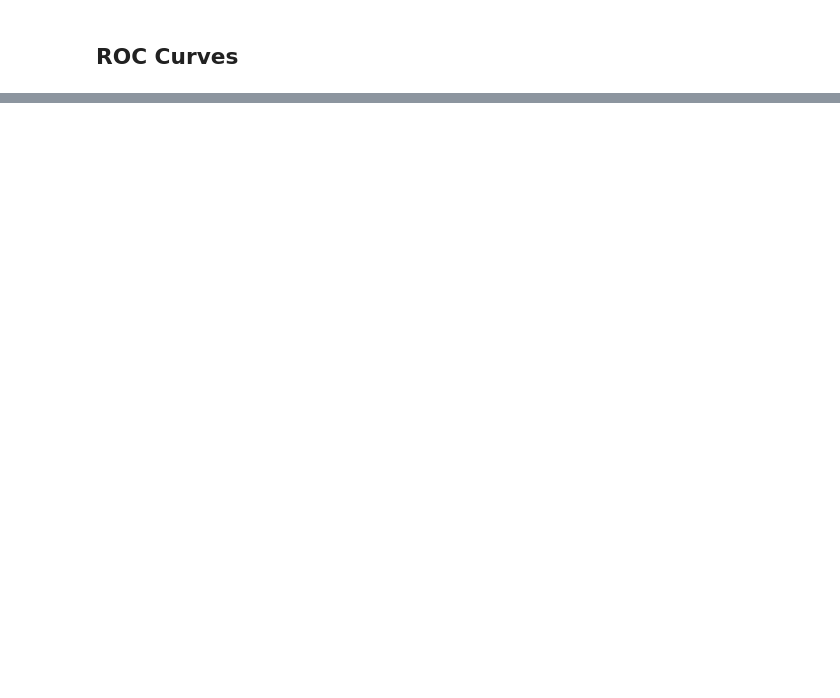
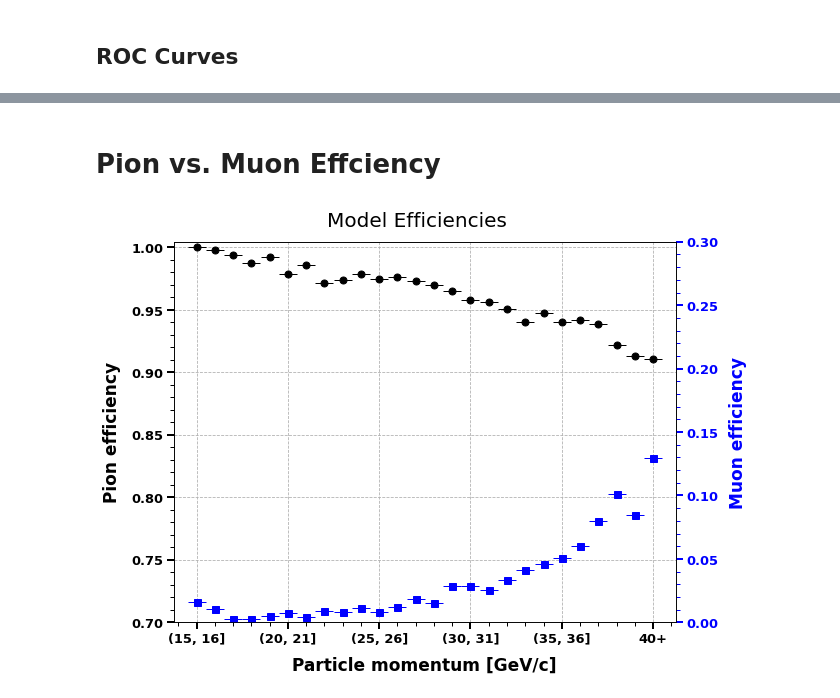
Before and after one commit to TRIUMF-Capstone2022/richai, a Jupyter notebook: notebooks/DGCNN metrics.ipynb, the cells around one changed output, grey strips where cells are left out. Cells and saved outputs as stored; diff of their text form; code cells hidden in the pictures; blank space fills up the shorter version.

```diff
--- a/notebooks/DGCNN metrics.ipynb
+++ b/notebooks/DGCNN metrics.ipynb
@@ -190,0 +384,4 @@ weighted avg       0.94      0.94      0.94     85824
+# %%
+# this is good enough for CM and ROC curves
+df = pd.read_csv('saved_models/validation_results/dgcnn_k8_delta075_momentum_radius_4epochs.csv')
+df.head()
@@ -190,0 +395,4 @@ weighted avg       0.94      0.94      0.94     85824
+# %%
+# we need to wrangle for efficiency plots
+wrangled_df = wrangle_predictions(df)
+wrangled_df.head()
@@ -226,0 +452,6 @@ plot_roc_curves(models)
+# %% [markdown]
+# Pion vs. Muon Effciency
+# %%
+plot_efficiencies(wrangled_df, "Model Efficiencies")
+# %% [output]
+[figure, added]
```
Also changed, not shown: parts of 26 cells of this notebook, 4 other files.
